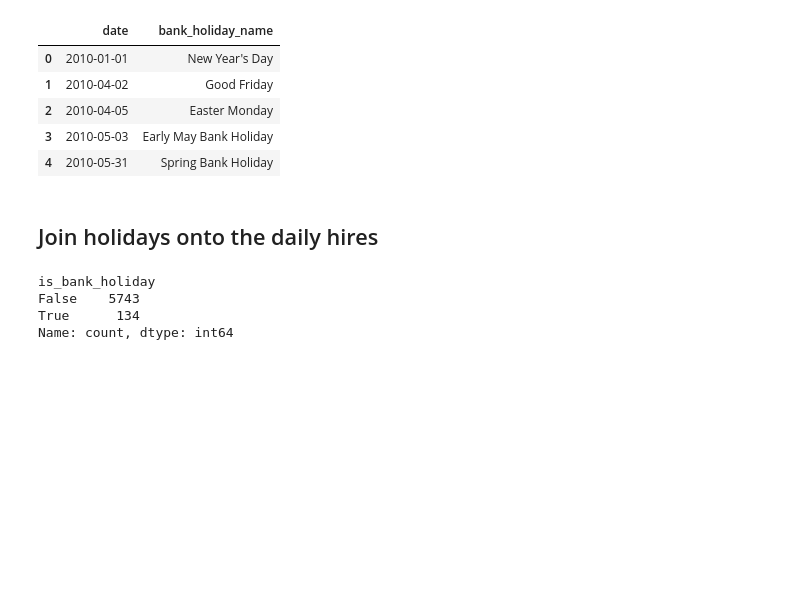
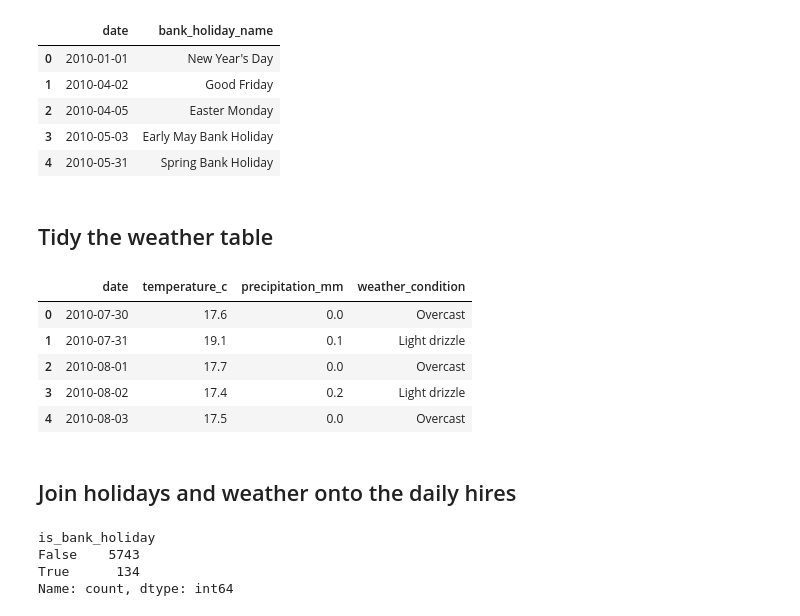
Before and after one commit to WillSweatman/bike-network-analytics, a Jupyter notebook: notebooks/01_data_prep.ipynb, the cells around one changed output. Cells and saved outputs as stored; diff of their text form; code cells hidden in the pictures; blank space fills up the shorter version.

```diff
--- a/notebooks/01_data_prep.ipynb
+++ b/notebooks/01_data_prep.ipynb
@@ -38,6 +40,25 @@ holidays.head()
 | 2 | 2010-04-05 | Easter Monday |
 | 3 | 2010-05-03 | Early May Bank Holiday |
 | 4 | 2010-05-31 | Spring Bank Holiday |
+# %% [markdown]
+## Tidy the weather table
+# %%
+weather = weather_raw.rename(
+    columns={
+        "temperature_2m_mean": "temperature_c",
+        "precipitation_sum": "precipitation_mm",
+    }
+)[["date", "temperature_c", "precipitation_mm", "weather_condition"]]
+
+assert weather["date"].is_unique, "expected one row per weather date"
+weather.head()
+# %% [output]
+|  | date | temperature_c | precipitation_mm | weather_condition |
+| 0 | 2010-07-30 | 17.6 | 0.0 | Overcast |
+| 1 | 2010-07-31 | 19.1 | 0.1 | Light drizzle |
+| 2 | 2010-08-01 | 17.7 | 0.0 | Overcast |
+| 3 | 2010-08-02 | 17.4 | 0.2 | Light drizzle |
+| 4 | 2010-08-03 | 17.5 | 0.0 | Overcast |
 # %% [markdown]
-## Join holidays onto the daily hires
+## Join holidays and weather onto the daily hires
 # %%
```
Also changed, not shown: parts of 5 cells of this notebook, 2 other files.
